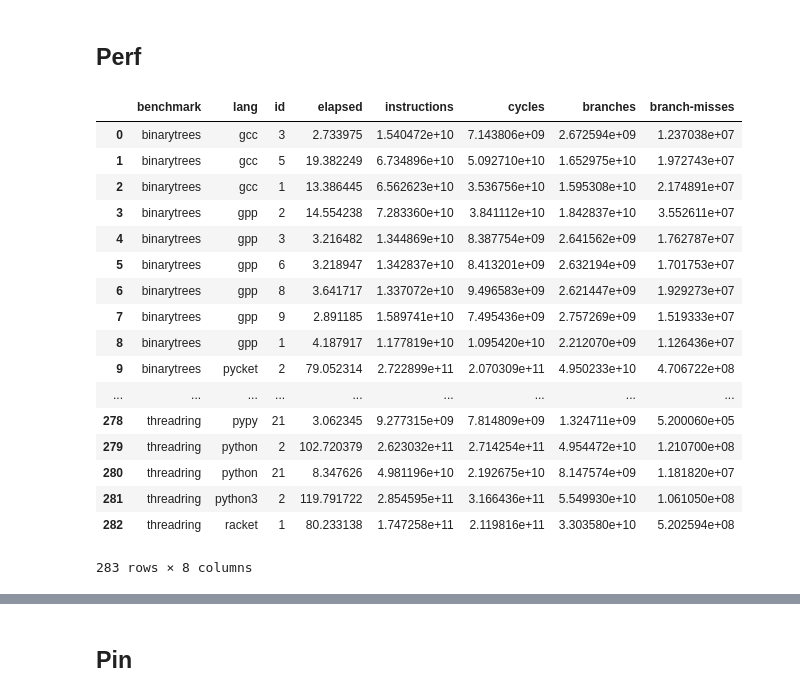
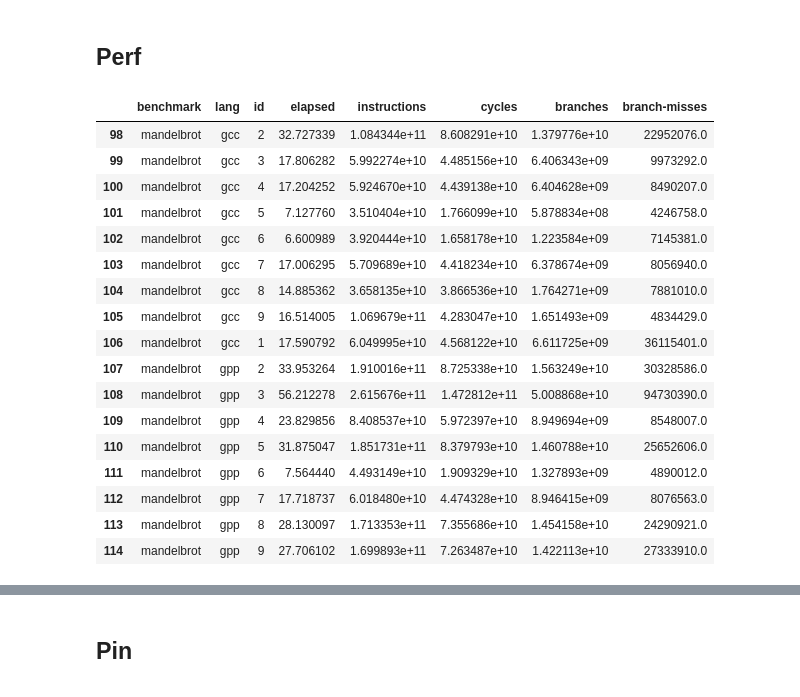
Before and after one commit to cornell-brg/metatracing-workload-characterization, a Jupyter notebook: ipython-notebooks/iiswc_bmarksgame.ipynb, the cells around one changed output, grey strips where cells are left out. Cells and saved outputs as stored; diff of their text form; code cells hidden in the pictures.

```diff
--- a/ipython-notebooks/iiswc_bmarksgame.ipynb
+++ b/ipython-notebooks/iiswc_bmarksgame.ipynb
@@ -347,24 +347,24 @@ for filename in os.listdir( perf_dir ):
 
 # id should be int.
 overall.id = overall.id.astype(int)
-# %%
-overall
-# %% [output]
-|  | benchmark | lang | id | elapsed | instructions | cycles | branches | branch-misses |
-| 0 | binarytrees | gcc | 3 | 2.733975 | 1.540472e+10 | 7.143806e+09 | 2.672594e+09 | 1.237038e+07 |
-| 1 | binarytrees | gcc | 5 | 19.382249 | 6.734896e+10 | 5.092710e+10 | 1.652975e+10 | 1.972743e+07 |
-| 2 | binarytrees | gcc | 1 | 13.386445 | 6.562623e+10 | 3.536756e+10 | 1.595308e+10 | 2.174891e+07 |
-| 3 | binarytrees | gpp | 2 | 14.554238 | 7.283360e+10 | 3.841112e+10 | 1.842837e+10 | 3.552611e+07 |
-| 4 | binarytrees | gpp | 3 | 3.216482 | 1.344869e+10 | 8.387754e+09 | 2.641562e+09 | 1.762787e+07 |
-| 5 | binarytrees | gpp | 6 | 3.218947 | 1.342837e+10 | 8.413201e+09 | 2.632194e+09 | 1.701753e+07 |
-| 6 | binarytrees | gpp | 8 | 3.641717 | 1.337072e+10 | 9.496583e+09 | 2.621447e+09 | 1.929273e+07 |
-| 7 | binarytrees | gpp | 9 | 2.891185 | 1.589741e+10 | 7.495436e+09 | 2.757269e+09 | 1.519333e+07 |
-| 8 | binarytrees | gpp | 1 | 4.187917 | 1.177819e+10 | 1.095420e+10 | 2.212070e+09 | 1.126436e+07 |
-| 9 | binarytrees | pycket | 2 | 79.052314 | 2.722899e+11 | 2.070309e+11 | 4.950233e+10 | 4.706722e+08 |
-| ... | ... | ... | ... | ... | ... | ... | ... | ... |
-| 278 | threadring | pypy | 21 | 3.062345 | 9.277315e+09 | 7.814809e+09 | 1.324711e+09 | 5.200060e+05 |
-| 279 | threadring | python | 2 | 102.720379 | 2.623032e+11 | 2.714254e+11 | 4.954472e+10 | 1.210700e+08 |
-| 280 | threadring | python | 21 | 8.347626 | 4.981196e+10 | 2.192675e+10 | 8.147574e+09 | 1.181820e+07 |
-| 281 | threadring | python3 | 2 | 119.791722 | 2.854595e+11 | 3.166436e+11 | 5.549930e+10 | 1.061050e+08 |
-| 282 | threadring | racket | 1 | 80.233138 | 1.747258e+11 | 2.119816e+11 | 3.303580e+10 | 5.202594e+08 |
-283 rows × 8 columns
+# %%
+overall[((overall.lang == "gcc") | (overall.lang == "gpp")) & (overall.benchmark == "mandelbrot")]
+# %% [output]
+|  | benchmark | lang | id | elapsed | instructions | cycles | branches | branch-misses |
+| 98 | mandelbrot | gcc | 2 | 32.727339 | 1.084344e+11 | 8.608291e+10 | 1.379776e+10 | 22952076.0 |
+| 99 | mandelbrot | gcc | 3 | 17.806282 | 5.992274e+10 | 4.485156e+10 | 6.406343e+09 | 9973292.0 |
+| 100 | mandelbrot | gcc | 4 | 17.204252 | 5.924670e+10 | 4.439138e+10 | 6.404628e+09 | 8490207.0 |
+| 101 | mandelbrot | gcc | 5 | 7.127760 | 3.510404e+10 | 1.766099e+10 | 5.878834e+08 | 4246758.0 |
+| 102 | mandelbrot | gcc | 6 | 6.600989 | 3.920444e+10 | 1.658178e+10 | 1.223584e+09 | 7145381.0 |
+| 103 | mandelbrot | gcc | 7 | 17.006295 | 5.709689e+10 | 4.418234e+10 | 6.378674e+09 | 8056940.0 |
+| 104 | mandelbrot | gcc | 8 | 14.885362 | 3.658135e+10 | 3.866536e+10 | 1.764271e+09 | 7881010.0 |
+| 105 | mandelbrot | gcc | 9 | 16.514005 | 1.069679e+11 | 4.283047e+10 | 1.651493e+09 | 4834429.0 |
+| 106 | mandelbrot | gcc | 1 | 17.590792 | 6.049995e+10 | 4.568122e+10 | 6.611725e+09 | 36115401.0 |
+| 107 | mandelbrot | gpp | 2 | 33.953264 | 1.910016e+11 | 8.725338e+10 | 1.563249e+10 | 30328586.0 |
+| 108 | mandelbrot | gpp | 3 | 56.212278 | 2.615676e+11 | 1.472812e+11 | 5.008868e+10 | 94730390.0 |
+| 109 | mandelbrot | gpp | 4 | 23.829856 | 8.408537e+10 | 5.972397e+10 | 8.949694e+09 | 8548007.0 |
+| 110 | mandelbrot | gpp | 5 | 31.875047 | 1.851731e+11 | 8.379793e+10 | 1.460788e+10 | 25652606.0 |
+| 111 | mandelbrot | gpp | 6 | 7.564440 | 4.493149e+10 | 1.909329e+10 | 1.327893e+09 | 4890012.0 |
+| 112 | mandelbrot | gpp | 7 | 17.718737 | 6.018480e+10 | 4.474328e+10 | 8.946415e+09 | 8076563.0 |
+| 113 | mandelbrot | gpp | 8 | 28.130097 | 1.713353e+11 | 7.355686e+10 | 1.454158e+10 | 24290921.0 |
+| 114 | mandelbrot | gpp | 9 | 27.706102 | 1.699893e+11 | 7.263487e+10 | 1.422113e+10 | 27333910.0 |
```
Also changed, not shown: parts of 20 cells of this notebook.
